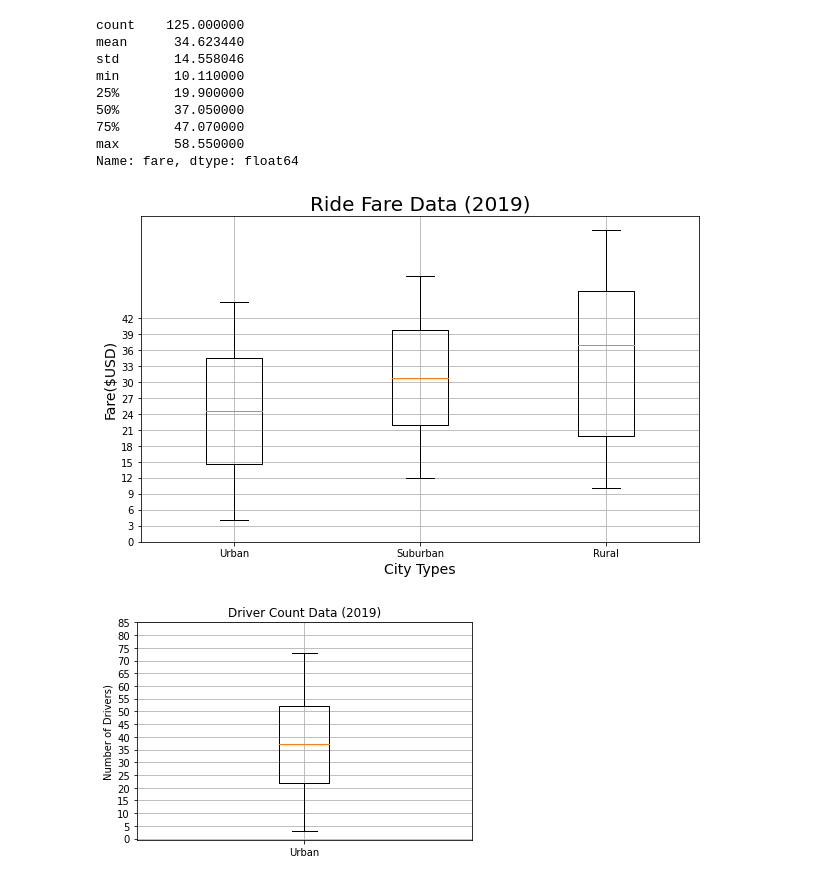
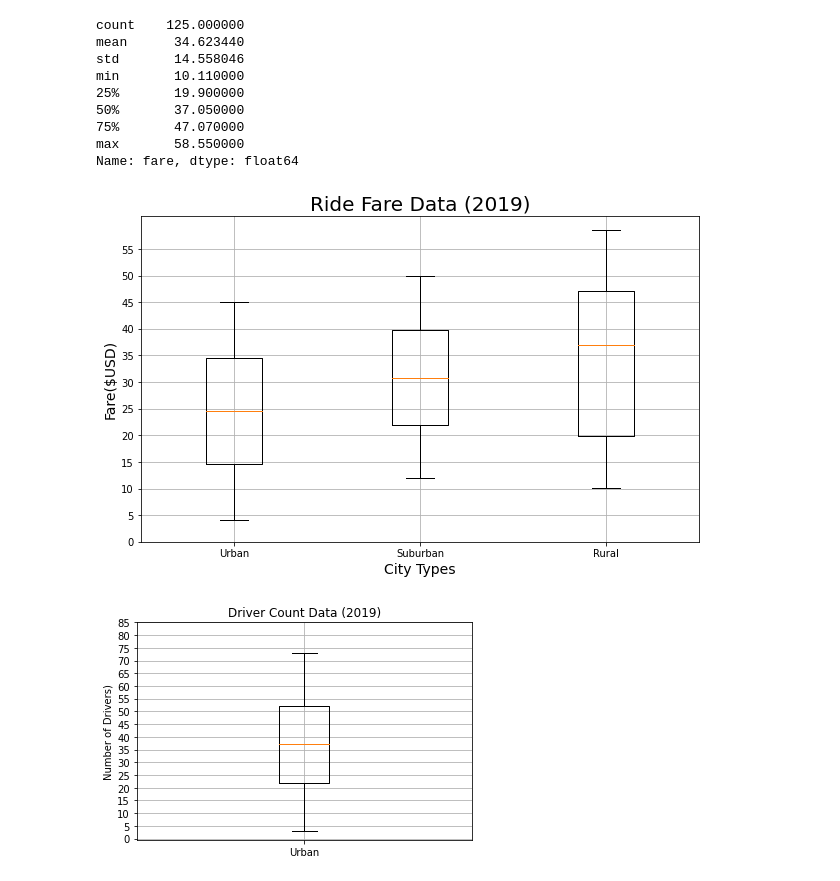
Before and after one commit to alishalopez/PyBer_Analysis, a Jupyter notebook: PyBer.ipynb, the cells around one changed output. Drawn from its saved outputs; the diff is of its cells as text; code cells hidden in the pictures.

```diff
--- a/PyBer.ipynb
+++ b/PyBer.ipynb
@@ -723,19 +723,19 @@ Name: fare, dtype: float64
 # %%
 # Add all fare box-and-whisker plots to the same graph.
 x_labels = ["Urban", "Suburban","Rural"]
 ride_count_data = [urban_fares, suburban_fares, rural_fares]
 fig, ax = plt.subplots(figsize=(10, 6))
 ax.set_title('Ride Fare Data (2019)',fontsize=20)
 ax.set_ylabel('Fare($USD)',fontsize=14)
 ax.set_xlabel("City Types",fontsize=14)
 ax.boxplot(ride_count_data, labels=x_labels)
-ax.set_yticks(np.arange(0, 62, step=3.0))
+ax.set_yticks(np.arange(0, 58, step=5.0))
 ax.grid()
 # Save the figure.
 plt.savefig("analysis/Fig3.png")
 plt.show()
 # %% [output]
-[figure, old version]
+[figure, new version]
 # %%
 # Create the box-and-whisker plot for the urban driver count data.
 x_labels = ["Urban"]
```
Also changed, not shown: parts of 9 cells of this notebook, 3 other files.
